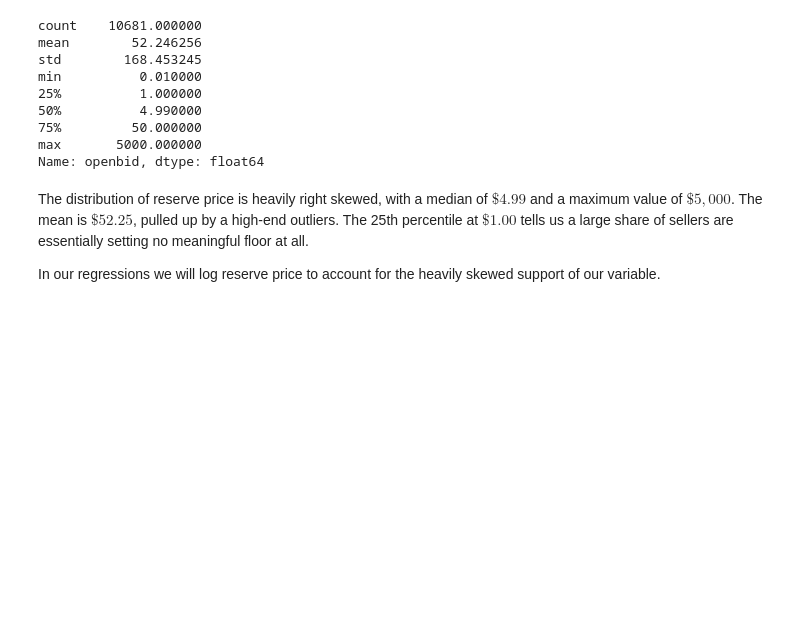
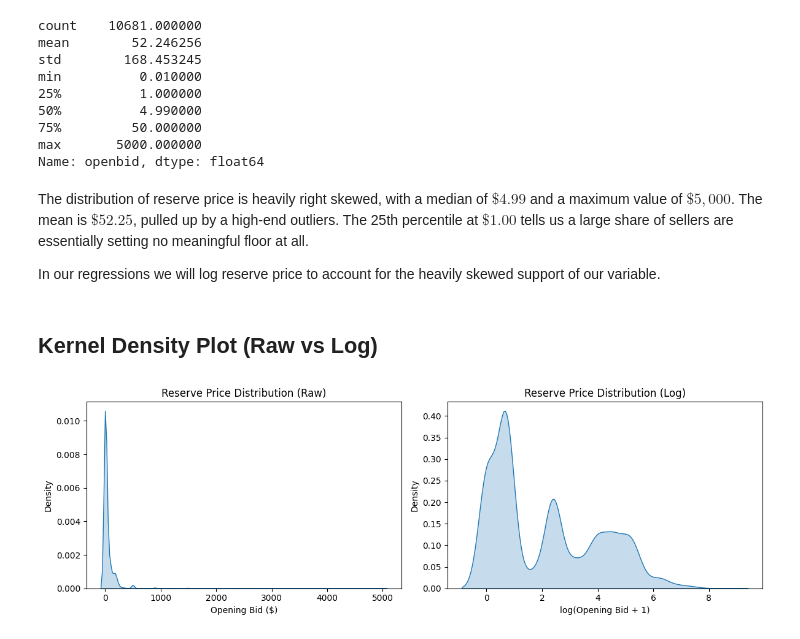
Before and after one commit to Lukee563/ebay-auction-reserve-price, a Jupyter notebook: notebooks/eda.ipynb, the cells around one changed output. Drawn from its saved outputs; the diff is of its cells as text; code cells hidden in the pictures; blank space fills up the shorter version.

Commit message:
kernel density estimation of outcome variable

```diff
--- a/notebooks/eda.ipynb
+++ b/notebooks/eda.ipynb
@@ -41,3 +41,22 @@ Name: openbid, dtype: float64
 The distribution of reserve price is heavily right skewed, with a median of $\$4.99$ and a maximum value of $\$5,000$. The mean is $\$52.25$, pulled up by a high-end outliers. The 25th percentile at $\$1.00$ tells us a large share of sellers are essentially setting no meaningful floor at all.
 
 In our regressions we will log reserve price to account for the heavily skewed support of our variable.
+# %% [markdown]
+## Kernel Density Plot (Raw vs Log)
+# %%
+fig, axes = plt.subplots(1, 2, figsize=(12, 4))
+
+# Raw
+sns.kdeplot(auction['openbid'], ax=axes[0], fill=True)
+axes[0].set_title('Reserve Price Distribution (Raw)')
+axes[0].set_xlabel('Opening Bid (\$)')
+
+# Log-transformed
+sns.kdeplot(np.log1p(auction['openbid']), ax=axes[1], fill=True)
+axes[1].set_title('Reserve Price Distribution (Log)')
+axes[1].set_xlabel('log(Opening Bid + 1)')
+
+plt.tight_layout()
+plt.show()
+# %% [output]
+[figure, added]
```
